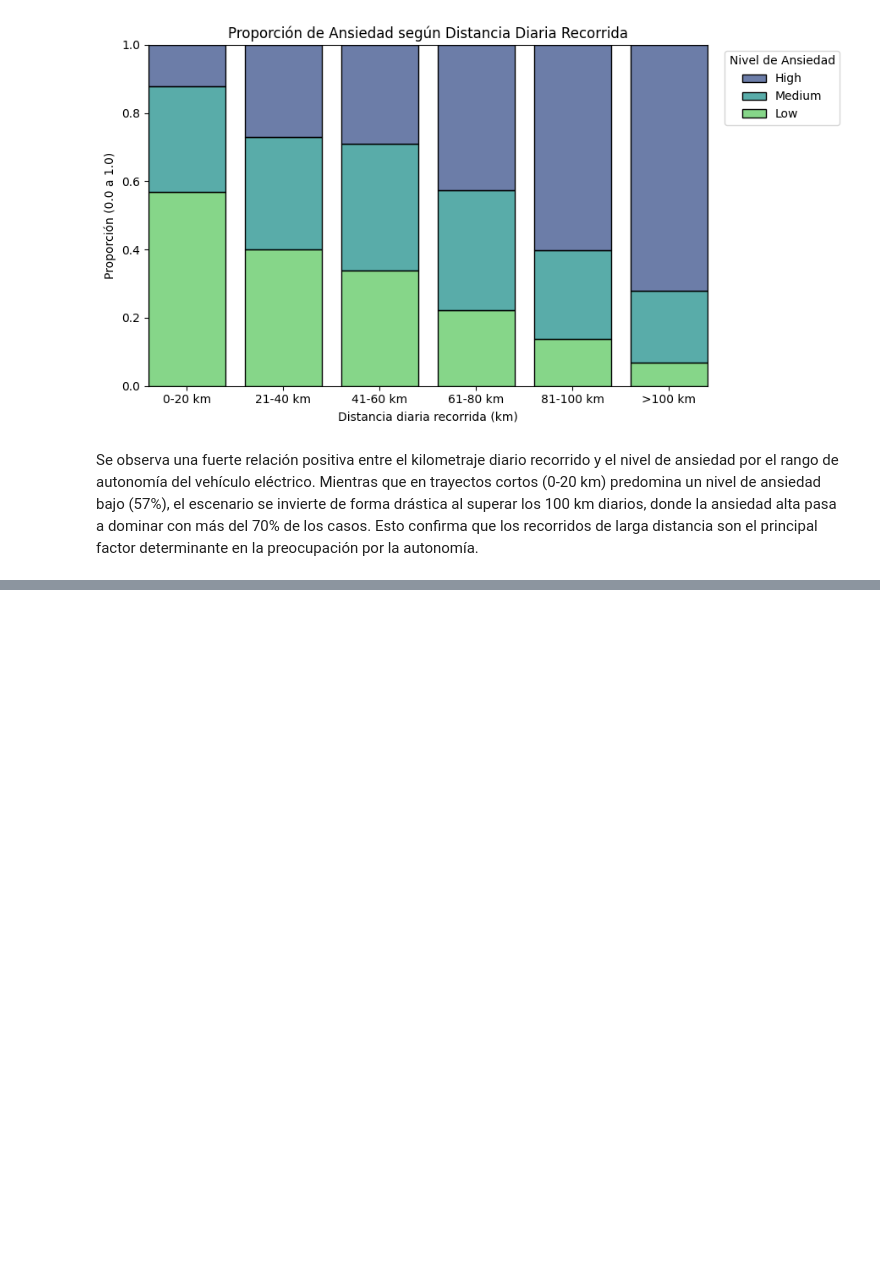
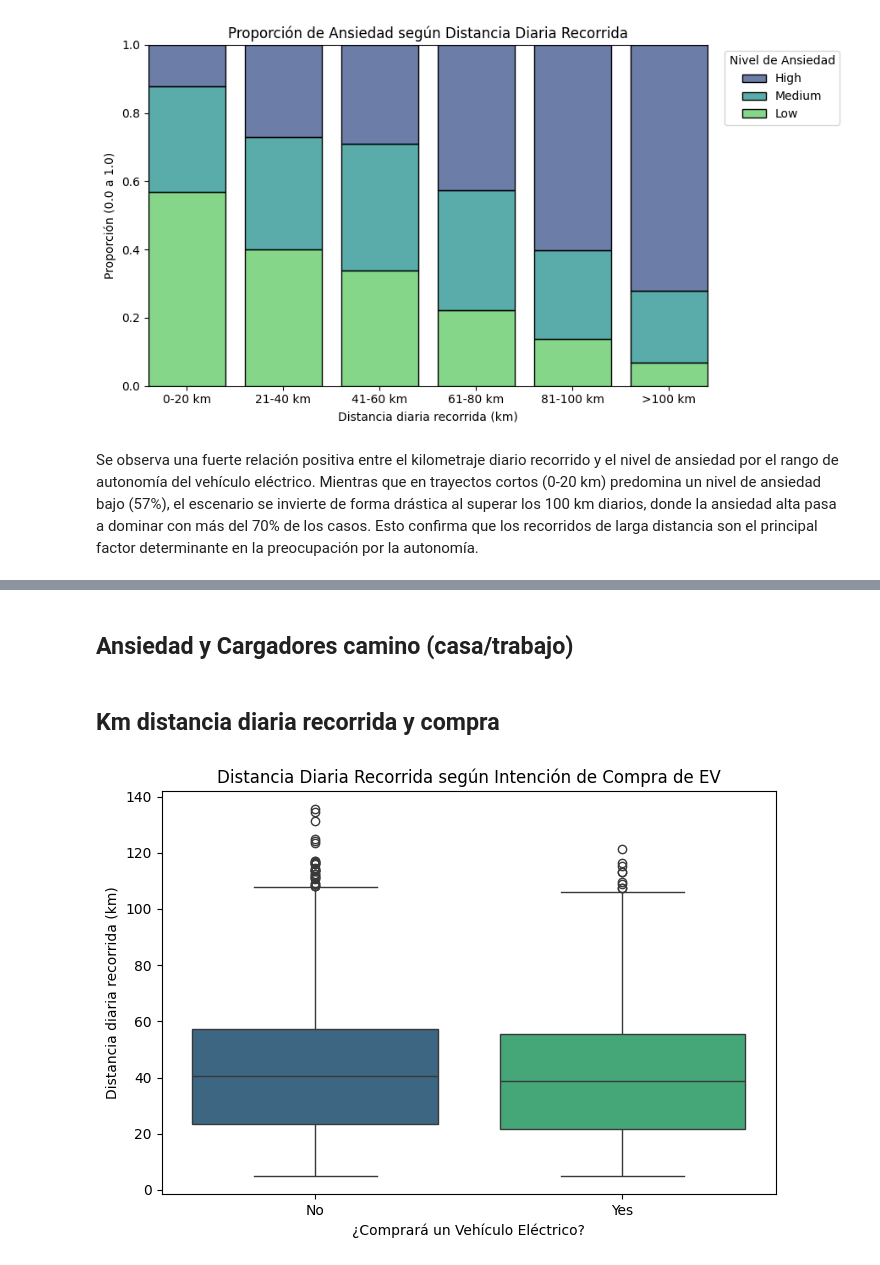
Before and after one commit to joshepgamboave-crypto/DATASET-IA, a Jupyter notebook: noteboock.ipynb, the cells around one changed output, grey strips where cells are left out. Saved outputs shown, nothing was run; the diff lists cells and outputs as text; code cells hidden in the pictures; blank space fills up the shorter version.

```diff
--- a/noteboock.ipynb
+++ b/noteboock.ipynb
@@ -326,0 +402,30 @@ Se observa una fuerte relación positiva entre el kilometraje diario recorrido y
+# %% [markdown]
+## Ansiedad y Cargadores camino (casa/trabajo)
+# %% [markdown]
+## Km distancia diaria recorrida y compra
+# %%
+import matplotlib.pyplot as plt
+import pandas as pd
+import seaborn as sns
+
+df = pd.read_csv("./datos/EV_Adoption_and_Range_Anxiety_Dataset.csv")
+
+fig, ax = plt.subplots(figsize=(7, 5))
+
+sns.boxplot(
+    data=df,
+    x="Will_Buy_EV",
+    y="Daily_Commute_km",
+    hue="Will_Buy_EV",
+    palette="viridis",
+    legend=False,
+    ax=ax
+)
+
+plt.title("Distancia Diaria Recorrida según Intención de Compra de EV")
+plt.xlabel("¿Comprará un Vehículo Eléctrico?")
+plt.ylabel("Distancia diaria recorrida (km)")
+plt.tight_layout()
+plt.show()
+# %% [output]
+[figure, added]
```
Also changed, not shown: parts of 19 cells of this notebook.
